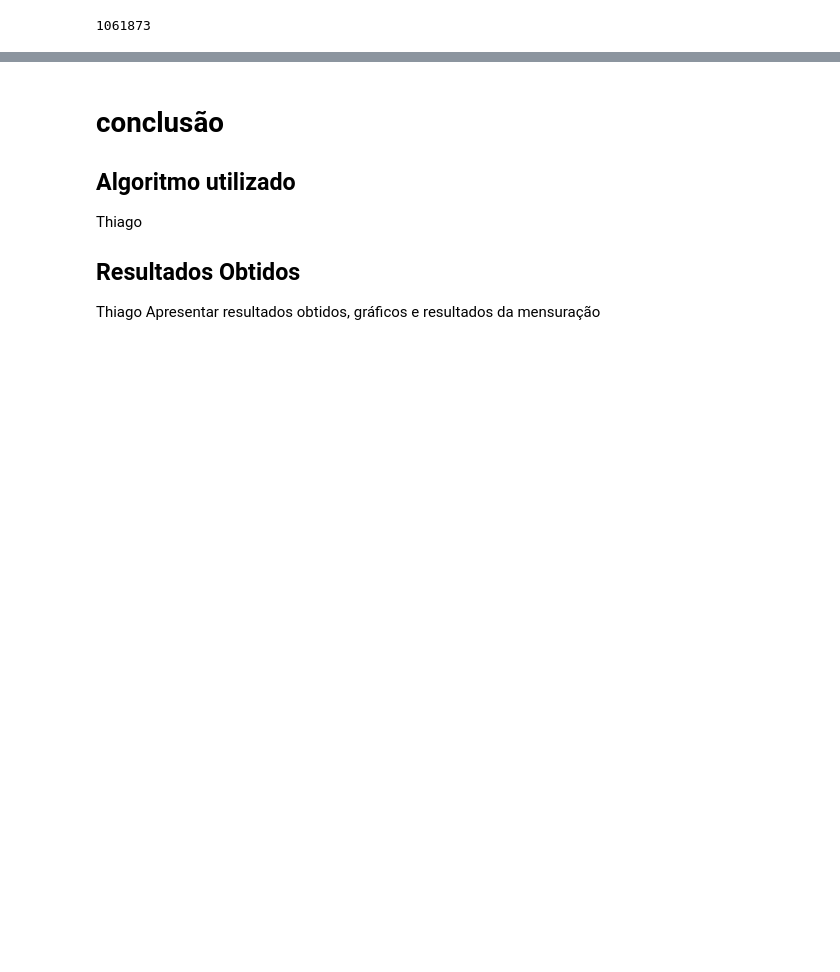
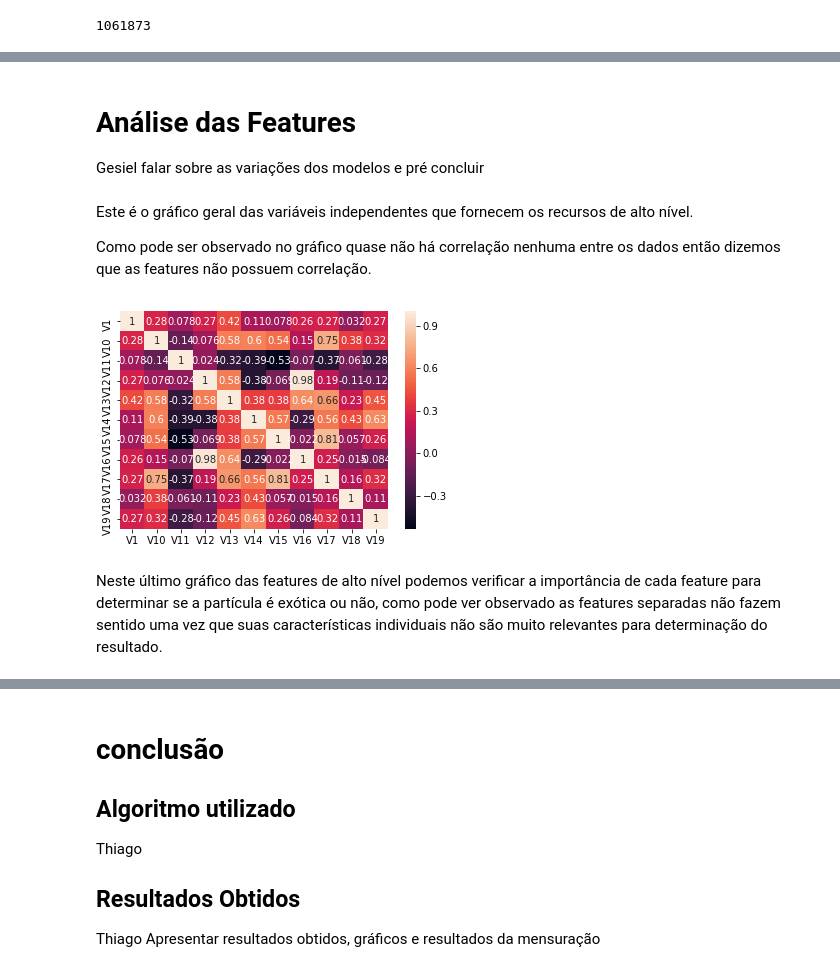
Before and after one commit to Machine-Learning-FGA/exotic-particles-problem, a Jupyter notebook: trabalho1_particulas.ipynb, the cells around one changed output, grey strips where cells are left out. Cells and saved outputs as stored; diff of their text form; code cells hidden in the pictures; blank space fills up the shorter version.

Commit message:
analyse of features im graphic

```diff
--- a/trabalho1_particulas.ipynb
+++ b/trabalho1_particulas.ipynb
@@ -128,3 +130,10 @@ A classificação básica de vizinhos mais próximos usa pesos uniformes: o valo
 
 KNN,SGD,KA,GBC colocar imagem do sklearnin de seleção dos algoritmos
 Rafael, Adrianne
+# %% [markdown]
+# Análise das Features
+Gesiel falar sobre as variações dos modelos e pré concluir
+# %%
+susy = pd.read_csv('SUSY.csv', delimiter=',', usecols=(0,9,10,11,12,13,14,15,16,17,18), skiprows=3000000)
+# %%
+susy.columns = ["V1", "V10", "V11", "V12", "V13", "V14", "V15", "V16", "V17", "V18", "V19"]
@@ -130,0 +142,11 @@ Rafael, Adrianne
+# %% [markdown]
+Este é o gráfico geral das variáveis independentes que fornecem os recursos de alto nível.
+
+Como pode ser observado no gráfico quase não há correlação nenhuma entre os dados então dizemos que as features não possuem correlação.
+# %%
+sns.heatmap(susy.corr(), annot = True)
+plt.show()
+# %% [output]
+[figure, added]
+# %% [markdown]
+Neste último gráfico das features de alto nível podemos verificar a importância de cada feature para determinar se a partícula é exótica ou não, como pode ver observado as features separadas não fazem sentido uma vez que suas características individuais não são muito relevantes para determinação do resultado.
```
Also changed, not shown: parts of 11 cells of this notebook.
